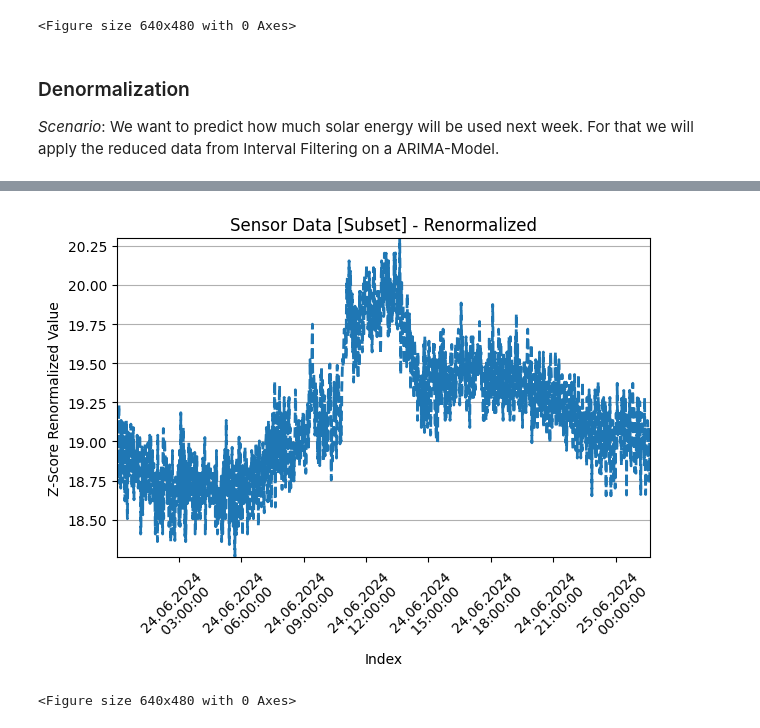
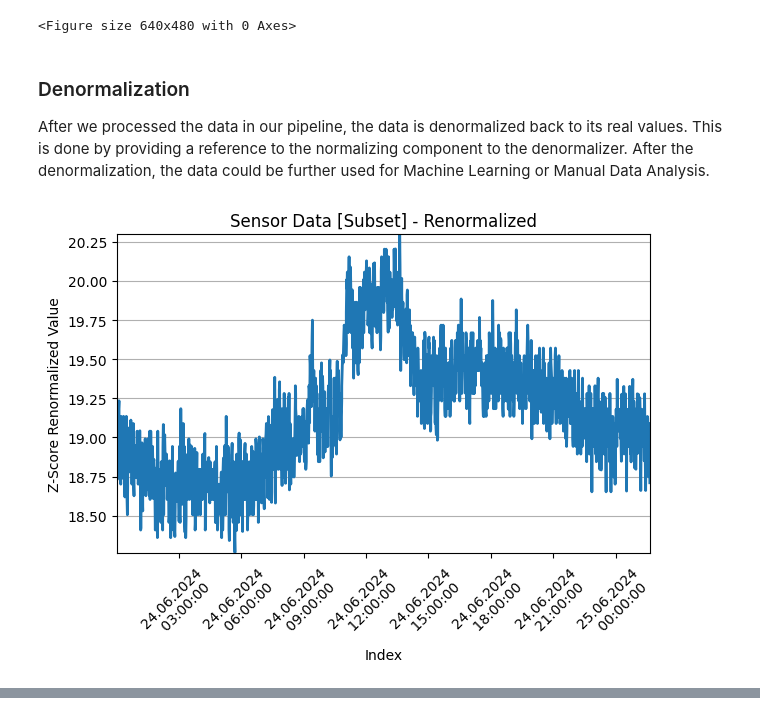
Before and after one commit to rtdip/core, a Jupyter notebook: notebook/pipeline_showcase.ipynb, the cells around one changed output, grey strips where cells are left out. Saved outputs shown, nothing was run; the diff lists cells and outputs as text; code cells hidden in the pictures.

```diff
--- a/notebook/pipeline_showcase.ipynb
+++ b/notebook/pipeline_showcase.ipynb
@@ -279,13 +271,13 @@ create_value_plot(value_df=df_5_b_pd, share_y_axis=True,
 <Figure size 640x480 with 0 Axes>
 # %% [markdown]
 ### Denormalization
-*Scenario*:
-We want to predict how much solar energy will be used next week. For that we will apply the reduced data from Interval Filtering on a ARIMA-Model.
+After we processed the data in our pipeline, the data is denormalized back to its real values. This is done by providing a reference to the normalizing component to the denormalizer. After the denormalization, the data could be further used for Machine Learning or Manual Data Analysis.
 # %%
 # Prepare Pipeline Compoment
 z_score_denorm = Denormalization(df=df_5_a, normalization_to_revert=z_score_norm)
 # Execute the normalization on the dataframe
 df_6 = z_score_denorm.filter()
 # %%
-create_value_plot(value_df=df_6.toPandas(), title='Sensor Data [Subset] - Renormalized', y_label = 'Z-Score Renormalized Value')
+create_value_plot(value_df=df_6.toPandas(), title='Sensor Data [Subset] - Renormalized', y_label = 'Z-Score Renormalized Value', linestyle='-')
 # %% [output]
+[figure, new version]
@@ -293,2 +284,0 @@ ResourceWarning: Enable tracemalloc to get the object allocation traceback
-[figure, old version]
-<Figure size 640x480 with 0 Axes>
```
Also changed, not shown: parts of 20 cells of this notebook.
